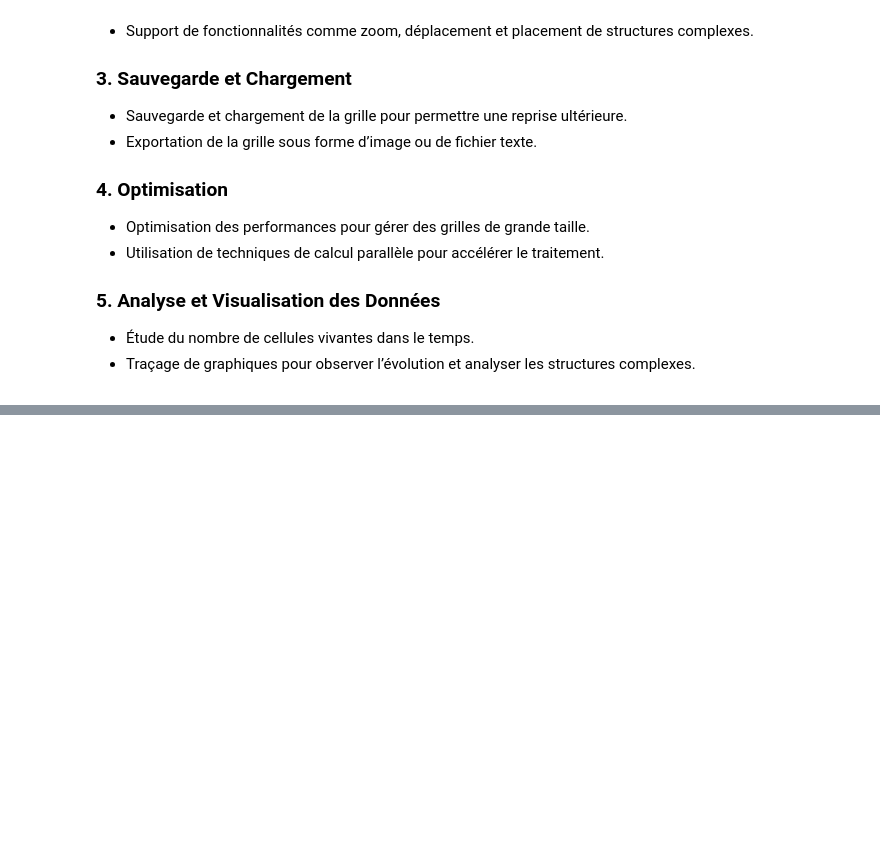
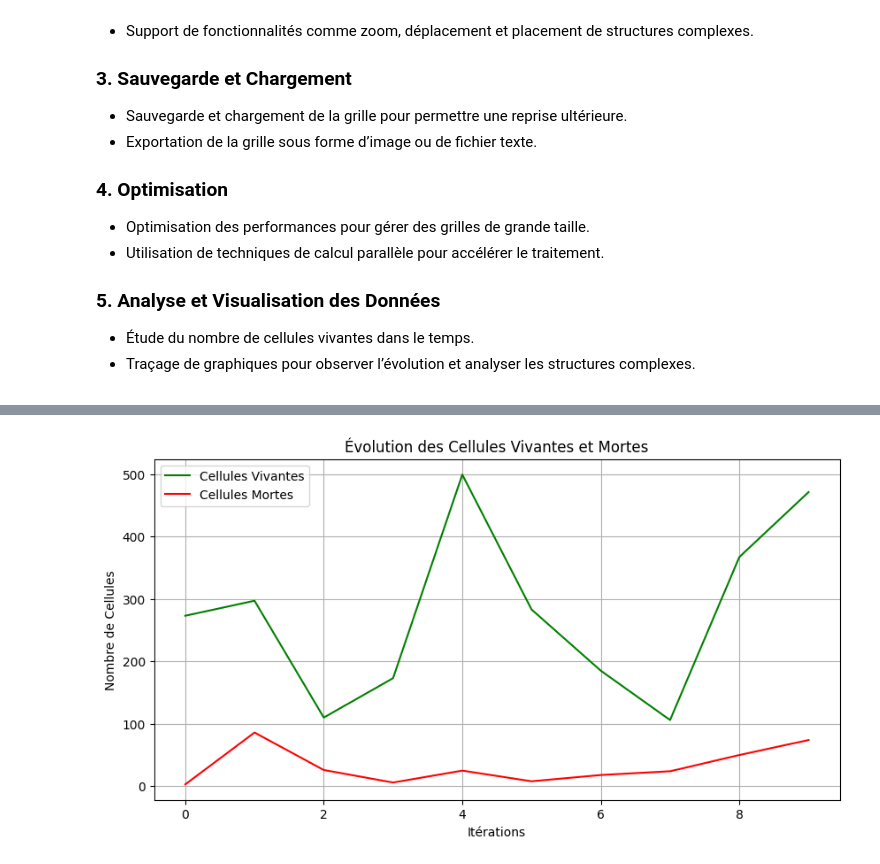
Before and after one commit to mathe2810/Le-jeu-de-la-vie, a Jupyter notebook: Presentation.ipynb, the cells around one changed output, grey strips where cells are left out. Drawn from its saved outputs; the diff is of its cells as text; code cells hidden in the pictures; blank space fills up the shorter version.

```diff
--- a/Presentation.ipynb
+++ b/Presentation.ipynb
@@ -284,0 +353,65 @@ ModuleNotFoundError: No module named 'ipywidgets'
+# %%
+import numpy as np
+import csv
+import os
+import matplotlib.pyplot as plt
+import shutil
+
+class Analyse:
+    def __init__(self):
+        pass
+ # Fonction pour analyser l'évolution de la grille
+    def analyser_evolution(self,grille_initiale, grille_finale):
+        changement = np.sum(grille_initiale != grille_finale)
+        return changement
+ # Fonction pour stocker les statistiques des cellules vivantes et mortes à chaque itération dans un fichier CSV
+    def stocker_statistiques_csv(self,n_vivants, n_morts, iteration, nom_fichier='statistiques.csv'):
+        existe = os.path.exists(nom_fichier)
+        with open(nom_fichier, mode='a', newline='') as file:
+            writer = csv.writer(file)
+            if not existe:
+                writer.writerow(['Iteration', 'Vivants', 'Morts'])  # Écrire l'en-tête si le fichier n'existe pas
+            writer.writerow([iteration, n_vivants, n_morts])
+
+    # Fonction pour charger les statistiques depuis un fichier CSV
+    def charger_statistiques_csv(self, chemin_fichier='statistiques.csv'):
+        statistiques = []
+        if os.path.exists(chemin_fichier):
+            with open(chemin_fichier, mode='r') as file:
+                reader = csv.DictReader(file)
+                for row in reader:
+                    statistiques.append(row)
+        return statistiques
+
+    # Fonction pour afficher les statistiques sous forme de courbe
+    def afficher_courbe_statistiques(self,statistiques):
+        iterations = [int(stat['Iteration']) for stat in statistiques]
+        vivants = [int(stat['Vivants']) for stat in statistiques]
+        morts = [int(stat['Morts']) for stat in statistiques]
+
+        plt.figure(figsize=(10, 5))
+        plt.plot(iterations, vivants, label='Cellules Vivantes', color='green')
+        plt.plot(iterations, morts, label='Cellules Mortes', color='red')
+        plt.xlabel('Itérations')
+        plt.ylabel('Nombre de Cellules')
+        plt.title('Évolution des Cellules Vivantes et Mortes')
+        plt.legend()
+        plt.grid(True)
+        plt.show()
+
+analyse = Analyse()
+# Simulation d'un exemple d'évolution
+n_iterations = 10
+for iteration in range(n_iterations):
+    n_vivants = np.random.randint(100, 500)  # Nombre de cellules vivantes aléatoire
+    n_morts = np.random.randint(0, 100)     # Nombre de cellules mortes aléatoire
+
+    analyse.stocker_statistiques_csv(n_vivants, n_morts, iteration)
+
+# Charger les statistiques depuis le fichier CSV
+statistiques = analyse.charger_statistiques_csv()
+
+# Afficher la courbe des statistiques
+analyse.afficher_courbe_statistiques(statistiques)
+# %% [output]
+[figure, added]
```
Also changed, not shown: parts of 18 cells of this notebook, 2 other files.
